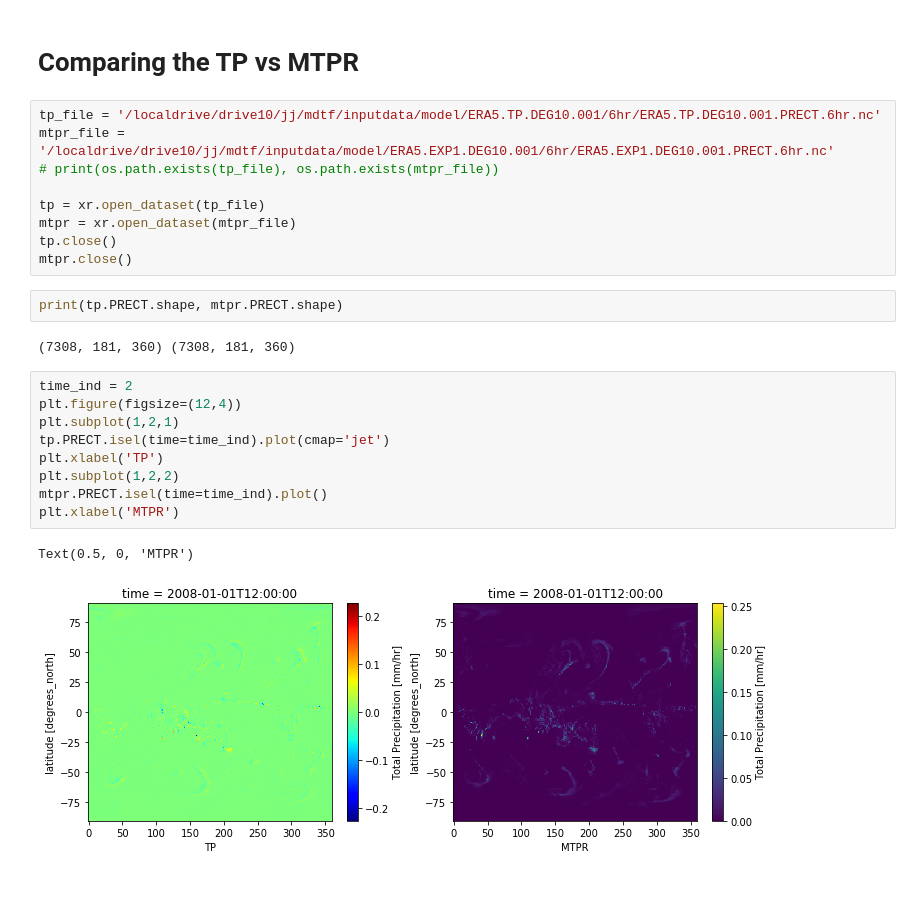
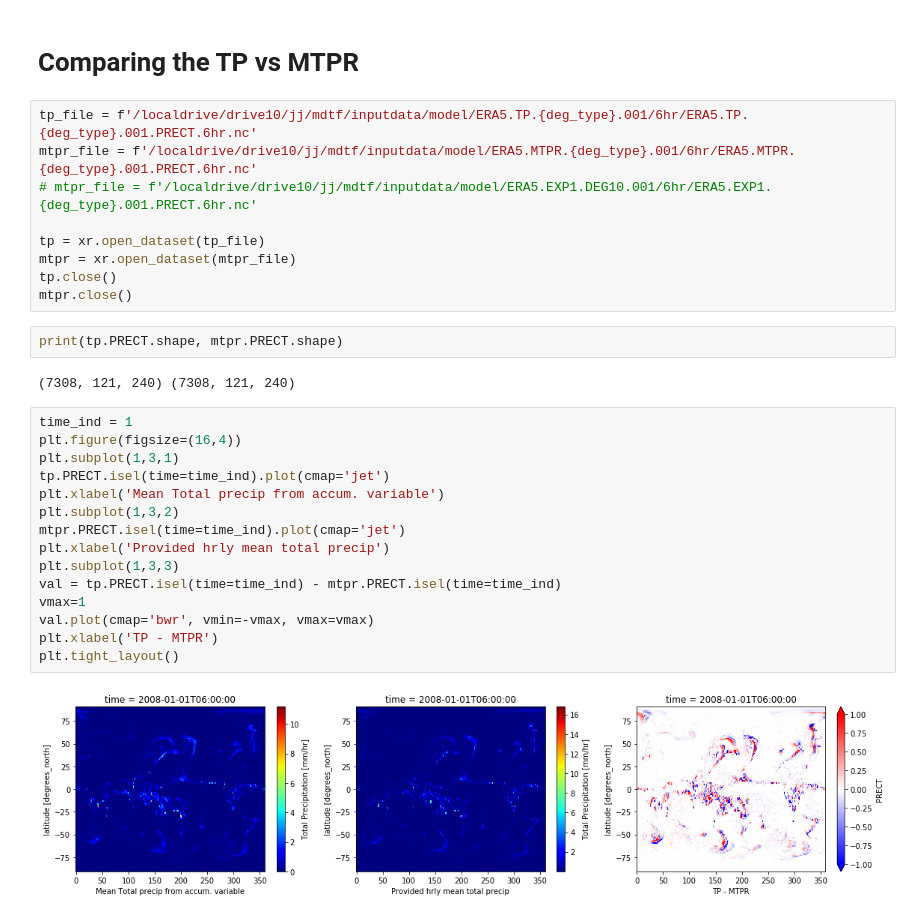
Before and after one commit to NOAA-GFDL/MDTF-diagnostics, a Jupyter notebook: diagnostics/etc_composites/remove/era5_create_PRECT_from_TP.ipynb, the cells around one changed output. Drawn from its saved outputs; the diff is of its cells as text; blank space fills up the shorter version.

Commit message:
successfully ran era5; figures looks good

```diff
--- a/diagnostics/etc_composites/remove/era5_create_PRECT_from_TP.ipynb
+++ b/diagnostics/etc_composites/remove/era5_create_PRECT_from_TP.ipynb
@@ -245,9 +253,9 @@ out_ds.PRECT.isel(time=2).plot()
 # %% [markdown]
 # Comparing the TP vs MTPR
 # %%
-tp_file = '/localdrive/drive10/jj/mdtf/inputdata/model/ERA5.TP.DEG10.001/6hr/ERA5.TP.DEG10.001.PRECT.6hr.nc'
-mtpr_file = '/localdrive/drive10/jj/mdtf/inputdata/model/ERA5.EXP1.DEG10.001/6hr/ERA5.EXP1.DEG10.001.PRECT.6hr.nc'
-# print(os.path.exists(tp_file), os.path.exists(mtpr_file))
+tp_file = f'/localdrive/drive10/jj/mdtf/inputdata/model/ERA5.TP.{deg_type}.001/6hr/ERA5.TP.{deg_type}.001.PRECT.6hr.nc'
+mtpr_file = f'/localdrive/drive10/jj/mdtf/inputdata/model/ERA5.MTPR.{deg_type}.001/6hr/ERA5.MTPR.{deg_type}.001.PRECT.6hr.nc'
+# mtpr_file = f'/localdrive/drive10/jj/mdtf/inputdata/model/ERA5.EXP1.DEG10.001/6hr/ERA5.EXP1.{deg_type}.001.PRECT.6hr.nc'
 
 tp = xr.open_dataset(tp_file)
 mtpr = xr.open_dataset(mtpr_file)
@@ -256,19 +264,24 @@ mtpr.close()
 # %%
 print(tp.PRECT.shape, mtpr.PRECT.shape)
 # %% [output]
-(7308, 181, 360) (7308, 181, 360)
+(7308, 121, 240) (7308, 121, 240)
 # %%
-time_ind = 2
-plt.figure(figsize=(12,4))
-plt.subplot(1,2,1)
+time_ind = 1
+plt.figure(figsize=(16,4))
+plt.subplot(1,3,1)
 tp.PRECT.isel(time=time_ind).plot(cmap='jet')
-plt.xlabel('TP')
-plt.subplot(1,2,2)
-mtpr.PRECT.isel(time=time_ind).plot()
-plt.xlabel('MTPR')
+plt.xlabel('Mean Total precip from accum. variable')
+plt.subplot(1,3,2)
+mtpr.PRECT.isel(time=time_ind).plot(cmap='jet')
+plt.xlabel('Provided hrly mean total precip')
+plt.subplot(1,3,3)
+val = tp.PRECT.isel(time=time_ind) - mtpr.PRECT.isel(time=time_ind)
+vmax=1
+val.plot(cmap='bwr', vmin=-vmax, vmax=vmax)
+plt.xlabel('TP - MTPR')
+plt.tight_layout()
 # %% [output]
-Text(0.5, 0, 'MTPR')
-[figure, old version]
+[figure, new version]
 # %%
 time_ind = 1
 plt.figure(figsize=(12,4))
```
Also changed, not shown: parts of 17 cells of this notebook, 14 other files.
